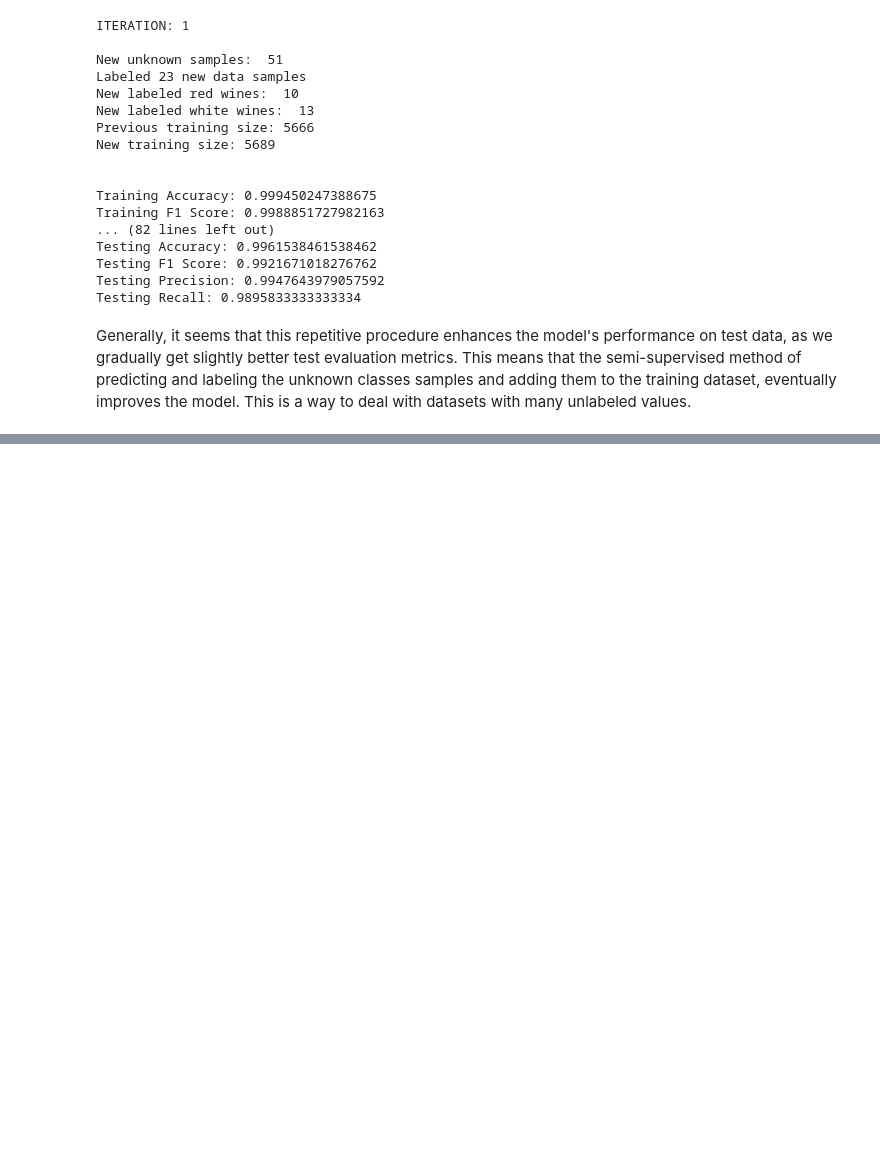
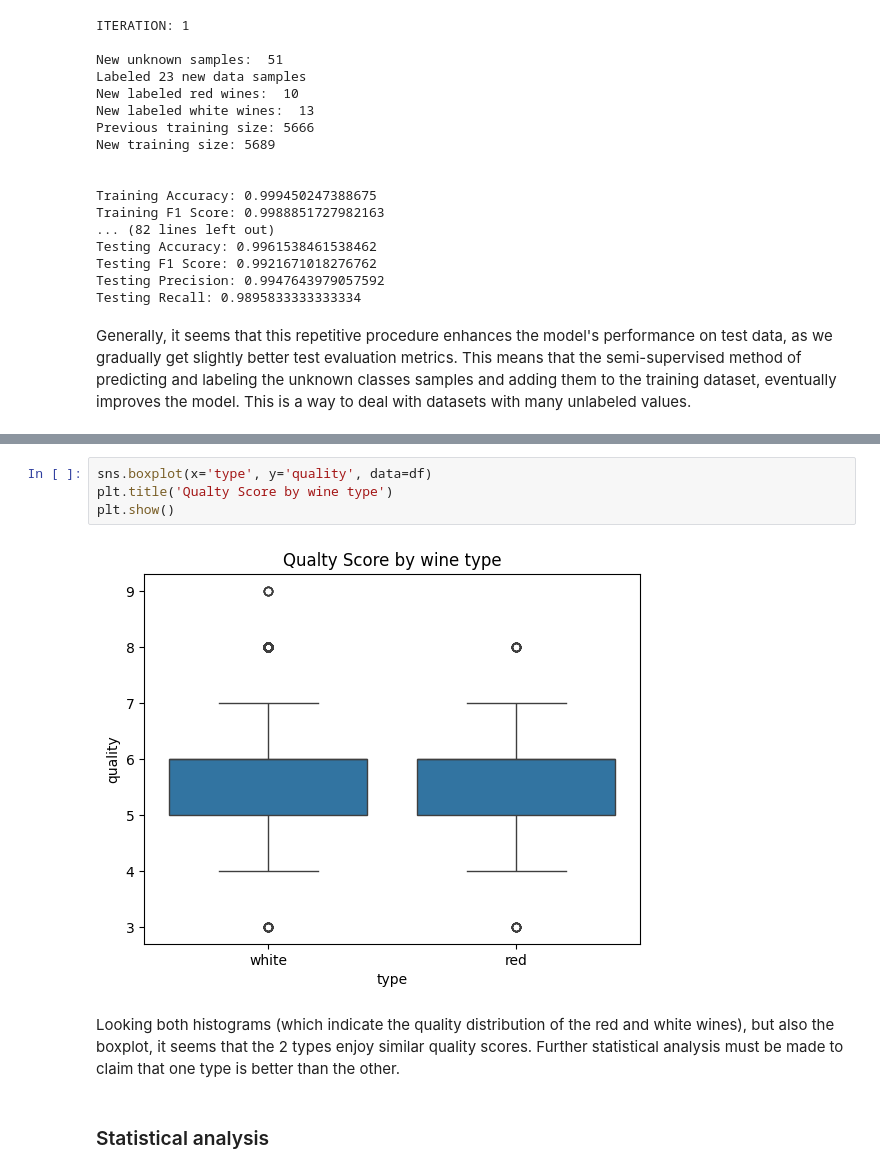
Before and after one commit to Smasko7/Machine-Learning-Course, a Jupyter notebook: Exercise_4.ipynb, the cells around one changed output, grey strips where cells are left out. Saved outputs shown, nothing was run; the diff lists cells and outputs as text; blank space fills up the shorter version.

```diff
--- a/Exercise_4.ipynb
+++ b/Exercise_4.ipynb
@@ -332,0 +415,10 @@ Generally, it seems that this repetitive procedure enhances the model's performa
+# %%
+sns.boxplot(x='type', y='quality', data=df)
+plt.title('Qualty Score by wine type')
+plt.show()
+# %% [output]
+[figure, added]
+# %% [markdown]
+Looking both histograms (which indicate the quality distribution of the red and white wines), but also the boxplot, it seems that the 2 types enjoy similar quality scores. Further statistical analysis must be made to claim that one type is better than the other.
+# %% [markdown]
+### Statistical analysis
```
Also changed, not shown: parts of 49 cells of this notebook.
